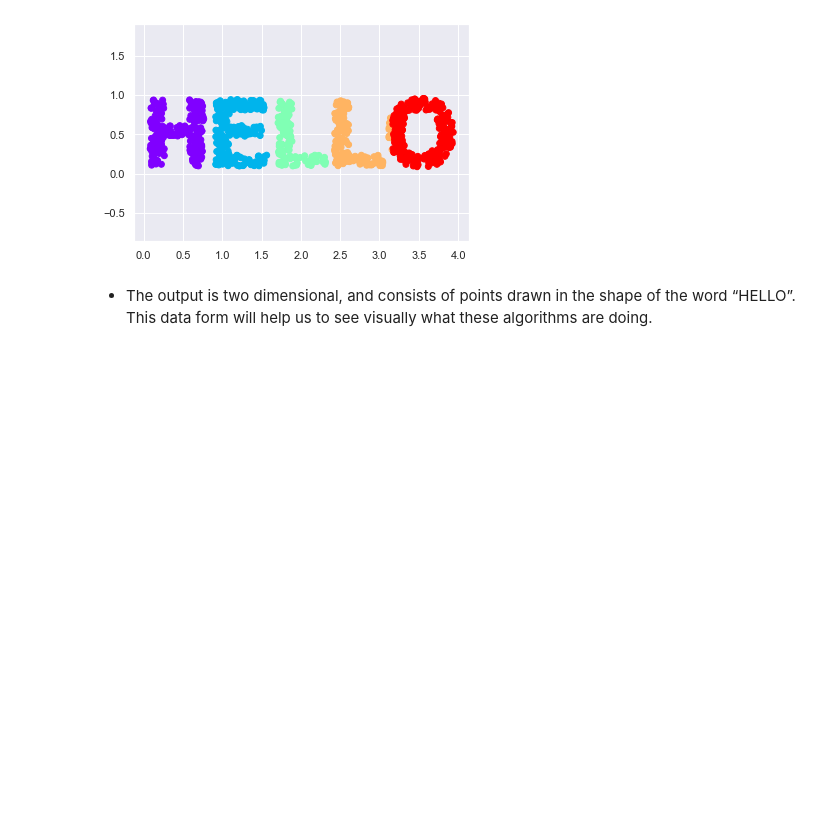
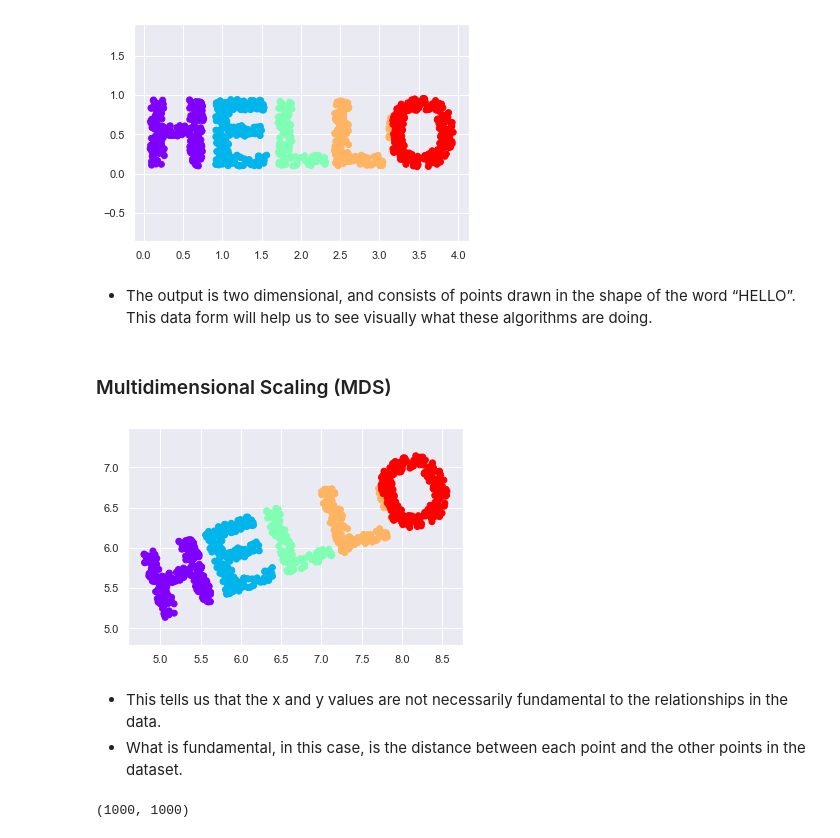
Before and after one commit to Alumasa/data_sci-and-machine_learning, a Jupyter notebook: Manifold Learning.ipynb, the cells around one changed output. Cells and saved outputs as stored; diff of their text form; code cells hidden in the pictures; blank space fills up the shorter version.

Commit message:
Multidimensional Scaling (MDS)

```diff
--- a/Manifold Learning.ipynb
+++ b/Manifold Learning.ipynb
@@ -40,3 +40,27 @@ plt.axis('equal');
 # %% [markdown]
 - The output is two dimensional, and consists of points drawn in the shape of the word “HELLO”.
 This data form will help us to see visually what these algorithms are doing.
+# %% [markdown]
+### Multidimensional Scaling (MDS)
+# %%
+#if we use a rotation matrix to rotate the data, the x and y values change, but the data is still fundamentally the same:
+def rotate(X, angle):
+    theta = np.deg2rad(angle)
+    R = [[np.cos(theta), np.sin(theta)],
+         [-np.sin(theta), np.cos(theta)]]
+    return np.dot(X, R)
+
+X2 = rotate(X, 20) + 5
+plt.scatter(X2[:, 0], X2[:, 1], **colorize)
+plt.axis('equal');
+# %% [output]
+[figure, added]
+# %% [markdown]
+- This tells us that the x and y values are not necessarily fundamental to the relationships in the data.
+- What is fundamental, in this case, is the distance between each point and the other points in the dataset.
+# %%
+from sklearn.metrics import pairwise_distances
+D = pairwise_distances(X)
+D.shape
+# %% [output]
+(1000, 1000)
```
Also changed, not shown: parts of 5 cells of this notebook.
